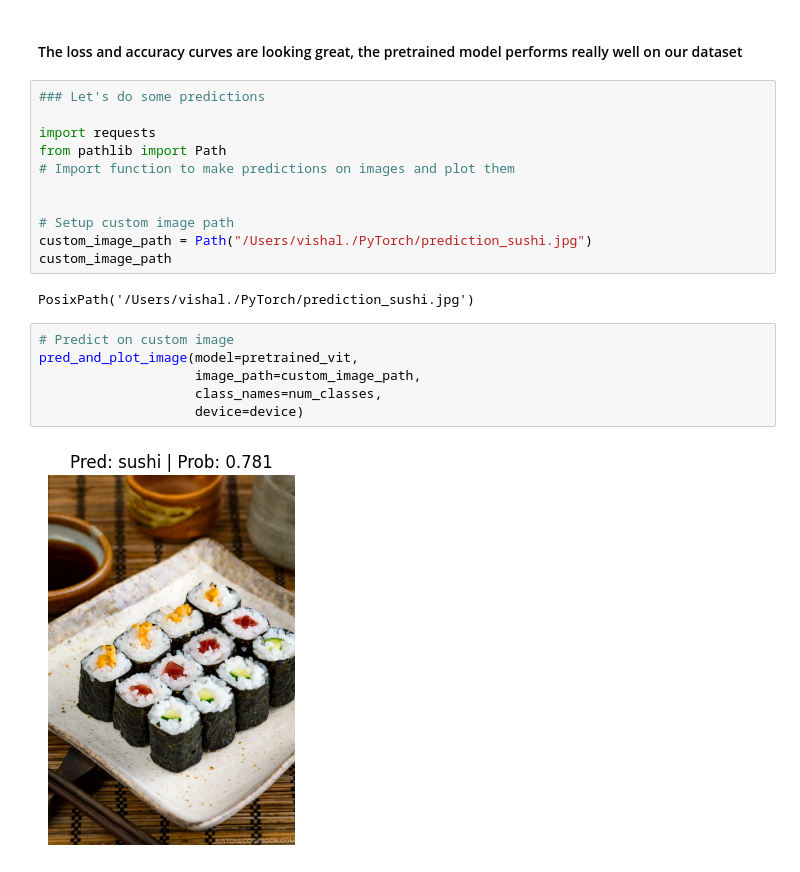
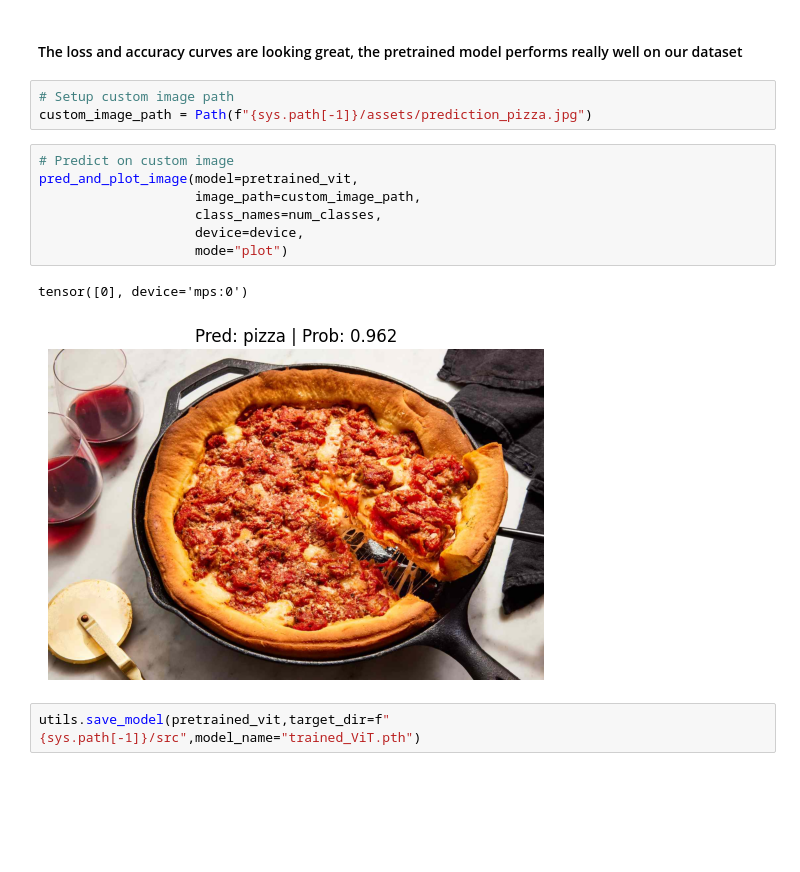
Before and after one commit to vishal-14069/Dishcovery, a Jupyter notebook: notebooks/ViT_paper_implementation.ipynb, the cells around one changed output. Drawn from its saved outputs; the diff is of its cells as text; blank space fills up the shorter version.

```diff
--- a/notebooks/ViT_paper_implementation.ipynb
+++ b/notebooks/ViT_paper_implementation.ipynb
@@ -847,24 +836,18 @@ plot_loss_curves(pretrained_vit_results)
 [figure]
 # %% [markdown]
 #### The loss and accuracy curves are looking great, the pretrained model performs really well on our dataset
-# %%
-### Let's do some predictions
-
-import requests
-from pathlib import Path
-# Import function to make predictions on images and plot them
-
-
-# Setup custom image path
-custom_image_path = Path("/Users/vishal./PyTorch/prediction_sushi.jpg")
-custom_image_path
-# %% [output]
-PosixPath('/Users/vishal./PyTorch/prediction_sushi.jpg')
+# %%
+# Setup custom image path
+custom_image_path = Path(f"{sys.path[-1]}/assets/prediction_pizza.jpg")
 # %%
 # Predict on custom image
 pred_and_plot_image(model=pretrained_vit,
                     image_path=custom_image_path,
                     class_names=num_classes,
-                    device=device)
+                    device=device,
+                    mode="plot")
 # %% [output]
+tensor([0], device='mps:0')
-[figure, old version]
+[figure, new version]
+# %%
+utils.save_model(pretrained_vit,target_dir=f"{sys.path[-1]}/src",model_name="trained_ViT.pth")
```
Also changed, not shown: parts of 18 cells of this notebook.
